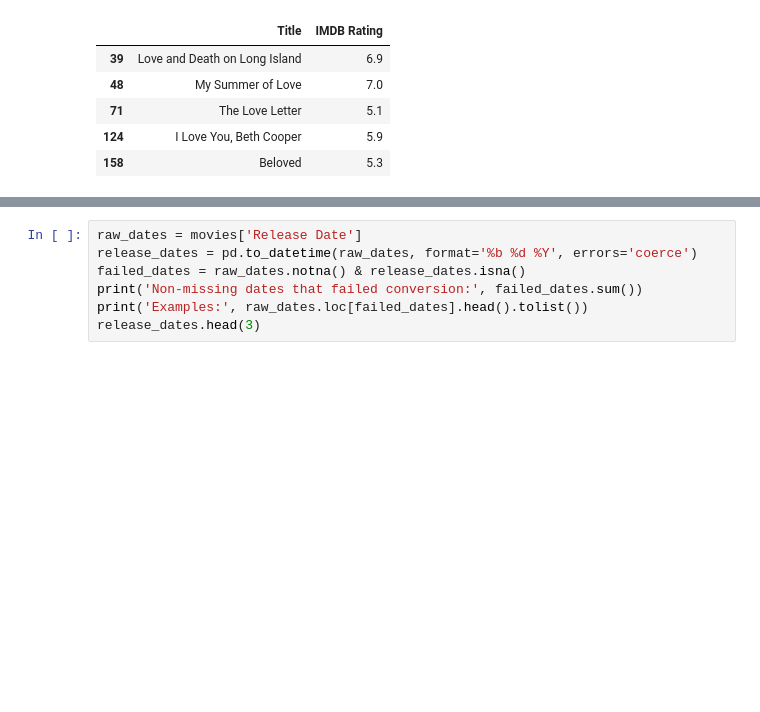
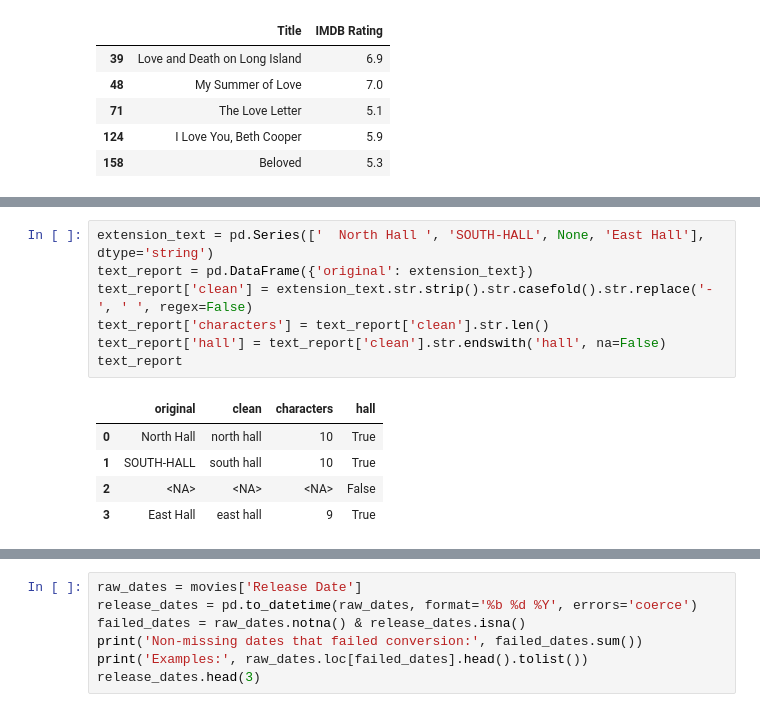
Before and after one commit to Lizhen0909/nu-stat303-1-sec20-coursebook-clean, a Jupyter notebook: pandas_fundamentals_reorganized.ipynb, the cells around one changed output, grey strips where cells are left out. Saved outputs shown, nothing was run; the diff lists cells and outputs as text; blank space fills up the shorter version.

```diff
--- a/pandas_fundamentals_reorganized.ipynb
+++ b/pandas_fundamentals_reorganized.ipynb
@@ -974,0 +977,13 @@ Here, `regex=False` requests a literal substring, and `na=False` treats missing
+# %%
+extension_text = pd.Series(['  North Hall ', 'SOUTH-HALL', None, 'East Hall'], dtype='string')
+text_report = pd.DataFrame({'original': extension_text})
+text_report['clean'] = extension_text.str.strip().str.casefold().str.replace('-', ' ', regex=False)
+text_report['characters'] = text_report['clean'].str.len()
+text_report['hall'] = text_report['clean'].str.endswith('hall', na=False)
+text_report
+# %% [output]
+|  | original | clean | characters | hall |
+| 0 | North Hall | north hall | 10 | True |
+| 1 | SOUTH-HALL | south hall | 10 | True |
+| 2 | <NA> | <NA> | <NA> | False |
+| 3 | East Hall | east hall | 9 | True |
```
Also changed, not shown: parts of 14 cells of this notebook, 4 other files.
